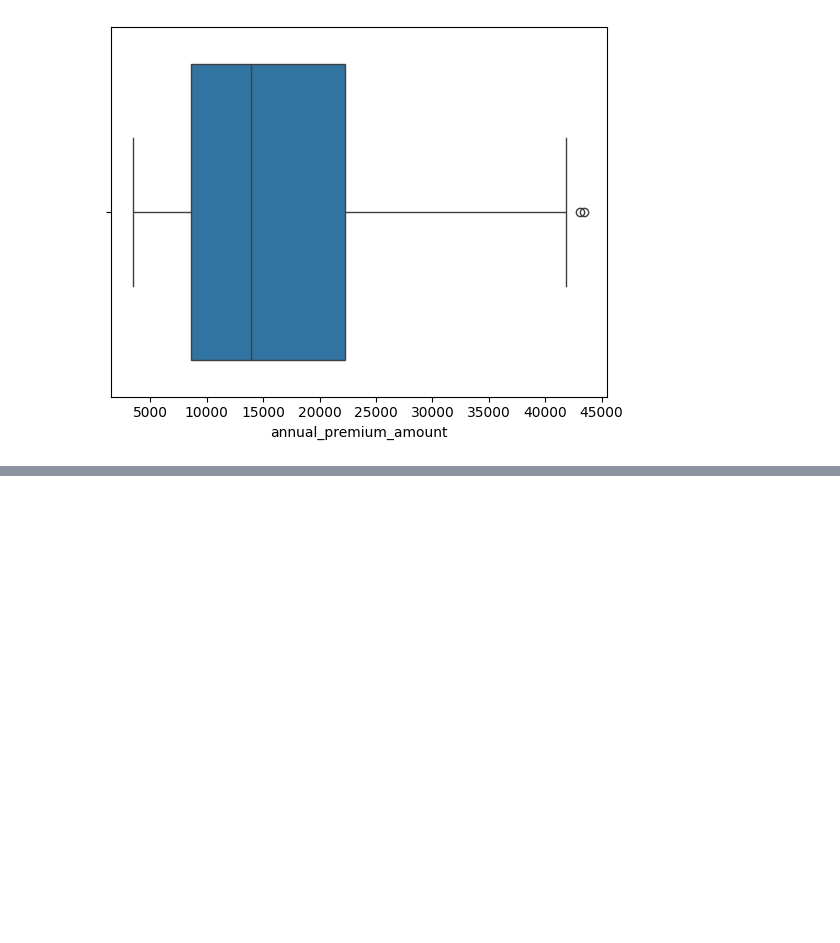
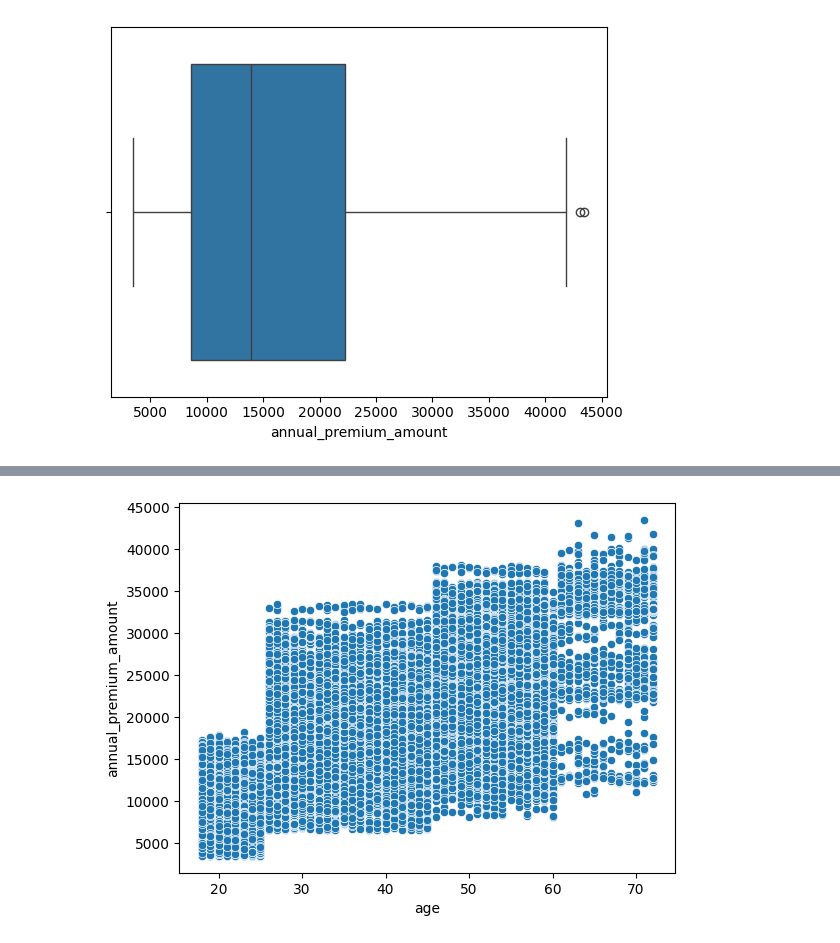
Before and after one commit to neel-madhav/HealthcarePremiumPrediction, a Jupyter notebook: PremiumPrediction.ipynb, the cells around one changed output, grey strips where cells are left out. Cells and saved outputs as stored; diff of their text form; code cells hidden in the pictures; blank space fills up the shorter version.

```diff
--- a/PremiumPrediction.ipynb
+++ b/PremiumPrediction.ipynb
@@ -146,0 +197,5 @@ df = df[df.age < 100]
+# %%
+sns.scatterplot(df, x = 'age', y = 'annual_premium_amount')
+plt.show()
+# %% [output]
+[figure, added]
```
Also changed, not shown: parts of 29 cells of this notebook.
